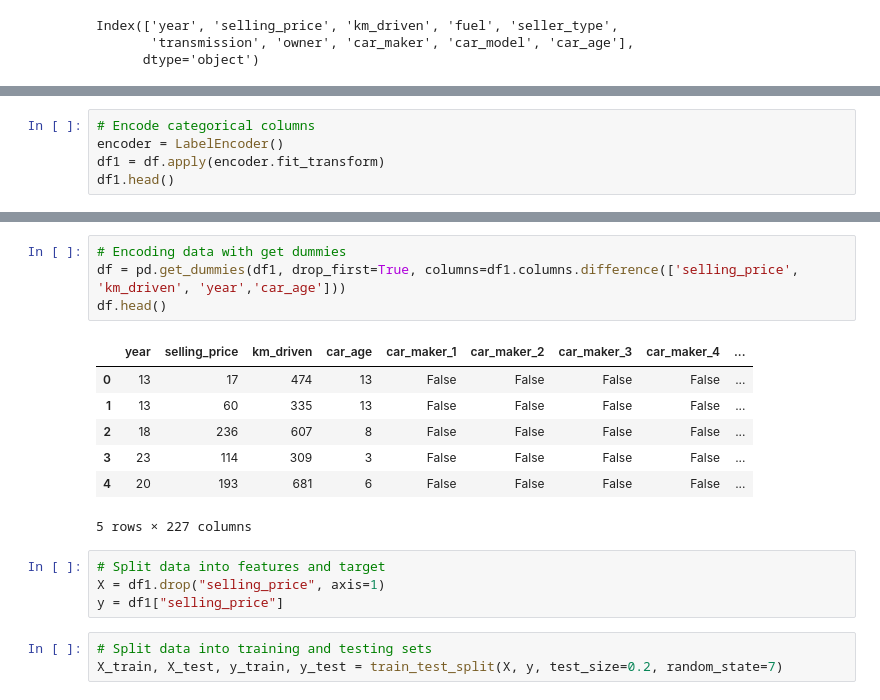
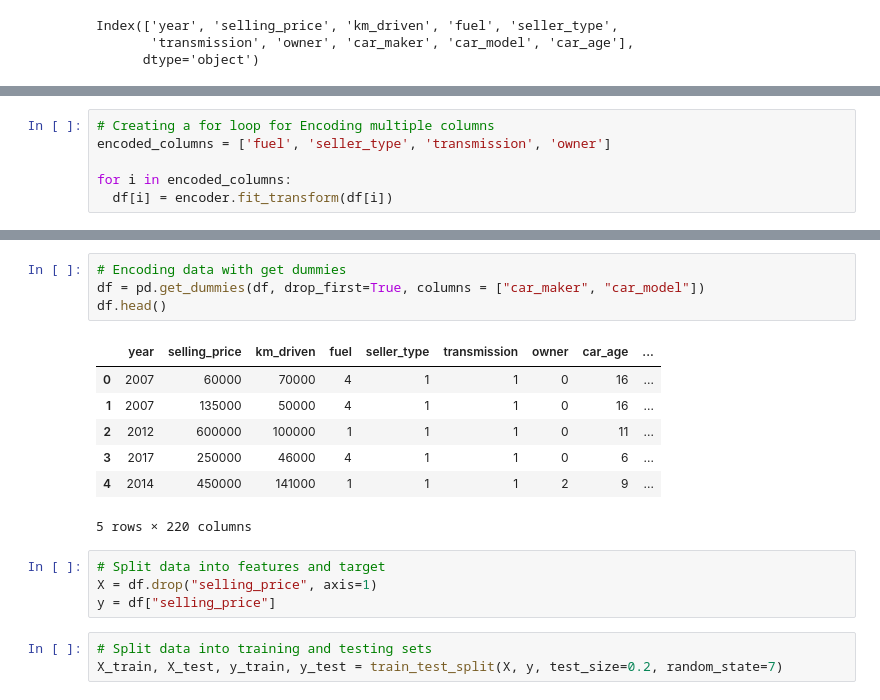
Before and after one commit to Vijay-Pratap7/Data_Science_Capstone_Project, a Jupyter notebook: caps_code.ipynb, the cells around one changed output, grey strips where cells are left out. Cells and saved outputs as stored; diff of their text form.

```diff
--- a/caps_code.ipynb
+++ b/caps_code.ipynb
@@ -56,5 +58,6 @@ Index(['year', 'selling_price', 'km_driven', 'fuel', 'seller_type',
 # %%
-# Encode categorical columns
-encoder = LabelEncoder()
-df1 = df.apply(encoder.fit_transform)
-df1.head()
+# Creating a for loop for Encoding multiple columns
+encoded_columns = ['fuel', 'seller_type', 'transmission', 'owner']
+
+for i in encoded_columns:
+  df[i] = encoder.fit_transform(df[i])
@@ -68,19 +64,19 @@ df1.head()
 # %%
 # Encoding data with get dummies
-df = pd.get_dummies(df1, drop_first=True, columns=df1.columns.difference(['selling_price', 'km_driven', 'year','car_age']))
+df = pd.get_dummies(df, drop_first=True, columns = ["car_maker", "car_model"])
 df.head()
 # %% [output]
-|  | year | selling_price | km_driven | car_age | car_maker_1 | car_maker_2 | car_maker_3 | car_maker_4 | ... |
-| 0 | 13 | 17 | 474 | 13 | False | False | False | False | ... |
-| 1 | 13 | 60 | 335 | 13 | False | False | False | False | ... |
-| 2 | 18 | 236 | 607 | 8 | False | False | False | False | ... |
-| 3 | 23 | 114 | 309 | 3 | False | False | False | False | ... |
-| 4 | 20 | 193 | 681 | 6 | False | False | False | False | ... |
+|  | year | selling_price | km_driven | fuel | seller_type | transmission | owner | car_age | ... |
+| 0 | 2007 | 60000 | 70000 | 4 | 1 | 1 | 0 | 16 | ... |
+| 1 | 2007 | 135000 | 50000 | 4 | 1 | 1 | 0 | 16 | ... |
+| 2 | 2012 | 600000 | 100000 | 1 | 1 | 1 | 0 | 11 | ... |
+| 3 | 2017 | 250000 | 46000 | 4 | 1 | 1 | 0 | 6 | ... |
+| 4 | 2014 | 450000 | 141000 | 1 | 1 | 1 | 2 | 9 | ... |
-5 rows × 227 columns
+5 rows × 220 columns
 # %%
 # Split data into features and target
-X = df1.drop("selling_price", axis=1)
-y = df1["selling_price"]
+X = df.drop("selling_price", axis=1)
+y = df["selling_price"]
 # %%
 # Split data into training and testing sets
 X_train, X_test, y_train, y_test = train_test_split(X, y, test_size=0.2, random_state=7)
```
Also changed, not shown: parts of 11 cells of this notebook.
